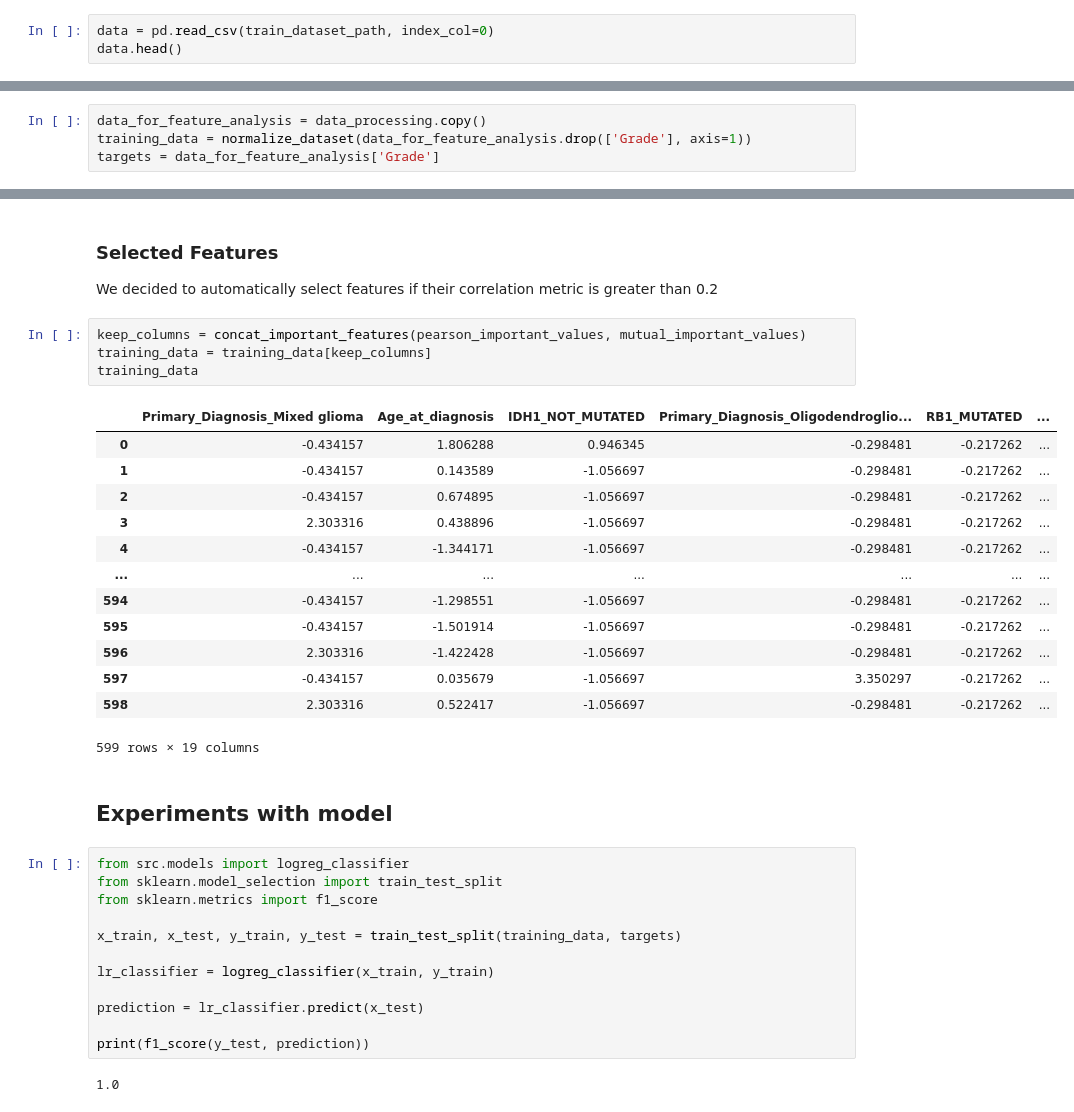
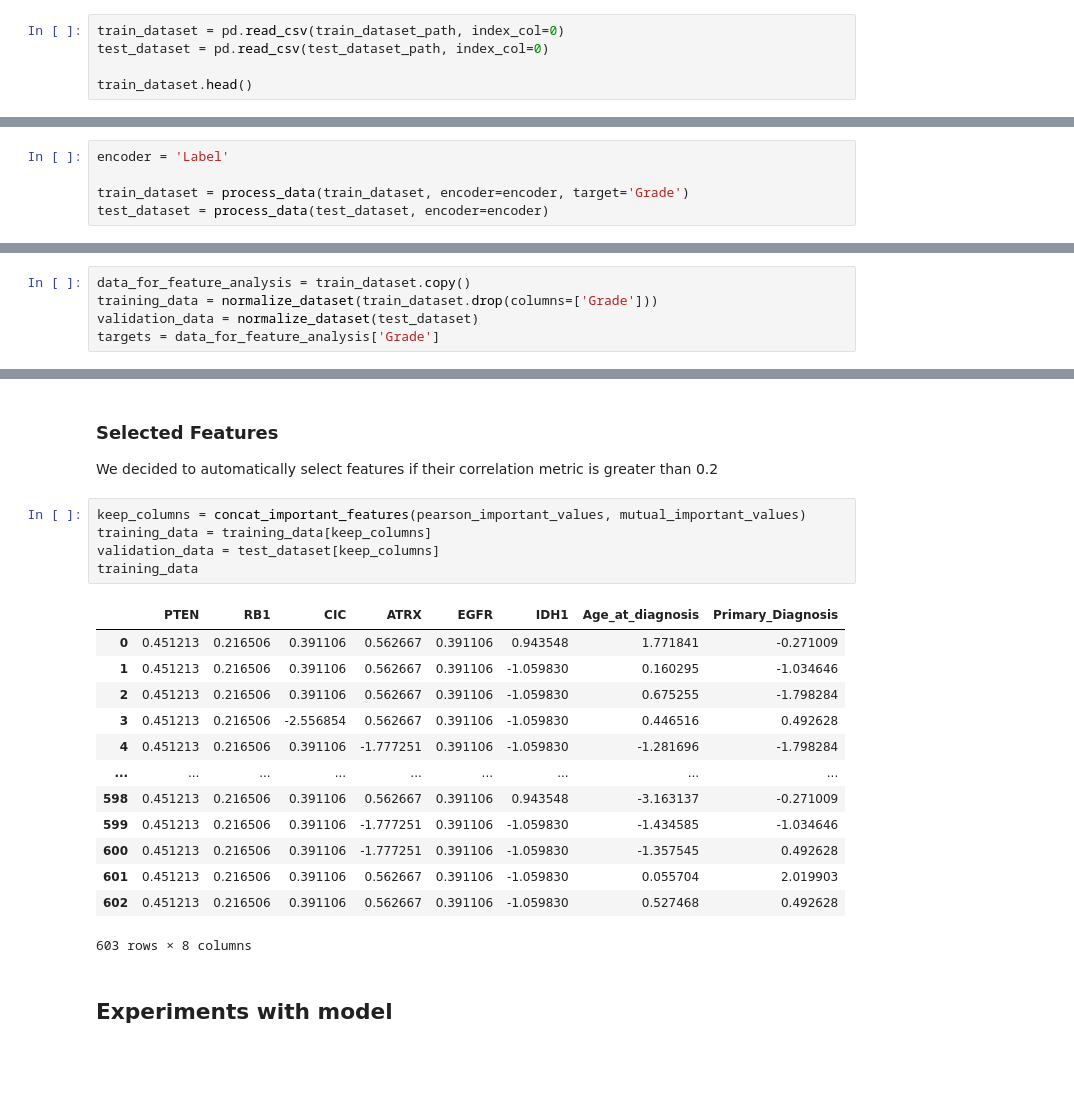
Before and after one commit to Vladislav-Kanev/glioma_data_analysis_competition, a Jupyter notebook: report.ipynb, the cells around one changed output, grey strips where cells are left out. Drawn from its saved outputs; the diff is of its cells as text; blank space fills up the shorter version.

```diff
--- a/report.ipynb
+++ b/report.ipynb
@@ -17,8 +19,10 @@ DATASETS_PATH = Path('datasets')
 train_dataset_path = DATASETS_PATH / 'train.csv'
 test_dataset_path = DATASETS_PATH / 'test.csv'
 # %%
-data = pd.read_csv(train_dataset_path, index_col=0)
-data.head()
+train_dataset = pd.read_csv(train_dataset_path, index_col=0)
+test_dataset = pd.read_csv(test_dataset_path, index_col=0)
+
+train_dataset.head()
 # %% [output]
 |  | Grade | Case_ID | Gender | Age_at_diagnosis | Primary_Diagnosis | Race | IDH1 | TP53 | ATRX | ... |
 | 0 | GBM | TCGA-06-A6S0 | Male | 79 years 183 days | Glioblastoma | black or african american | NOT_MUTATED | NOT_MUTATED | NOT_MUTATED | ... |
@@ -62,3 +58,8 @@ data_processing = encode_dataset(data_processing, encoder='OneHot', target='Grad
+# %%
+encoder = 'Label'
+
+train_dataset = process_data(train_dataset, encoder=encoder, target='Grade')
+test_dataset = process_data(test_dataset, encoder=encoder)
 # %% [markdown]
 2d Representation of our data is presented at the figure below
 # %%
@@ -88,8 +72,9 @@ findfont: Generic family 'sans-serif' not found because none of the following fa
 
 To investigate the most valuable features we decided to calculate some correlation metrics.
 # %%
-data_for_feature_analysis = data_processing.copy()
-training_data = normalize_dataset(data_for_feature_analysis.drop(['Grade'], axis=1))
+data_for_feature_analysis = train_dataset.copy()
+training_data = normalize_dataset(train_dataset.drop(columns=['Grade']))
+validation_data = normalize_dataset(test_dataset)
 targets = data_for_feature_analysis['Grade']
 # %% [markdown]
 ### Mutual information
@@ -193,34 +131,21 @@ We decided to automatically select features if their correlation metric is great
 # %%
 keep_columns = concat_important_features(pearson_important_values, mutual_important_values)
 training_data = training_data[keep_columns]
+validation_data = test_dataset[keep_columns]
 training_data
 # %% [output]
-|  | Primary_Diagnosis_Mixed glioma | Age_at_diagnosis | IDH1_NOT_MUTATED | Primary_Diagnosis_Oligodendroglio... | RB1_MUTATED | ... |
-| 0 | -0.434157 | 1.806288 | 0.946345 | -0.298481 | -0.217262 | ... |
-| 1 | -0.434157 | 0.143589 | -1.056697 | -0.298481 | -0.217262 | ... |
-| 2 | -0.434157 | 0.674895 | -1.056697 | -0.298481 | -0.217262 | ... |
-| 3 | 2.303316 | 0.438896 | -1.056697 | -0.298481 | -0.217262 | ... |
-| 4 | -0.434157 | -1.344171 | -1.056697 | -0.298481 | -0.217262 | ... |
-| ... | ... | ... | ... | ... | ... | ... |
-| 594 | -0.434157 | -1.298551 | -1.056697 | -0.298481 | -0.217262 | ... |
-| 595 | -0.434157 | -1.501914 | -1.056697 | -0.298481 | -0.217262 | ... |
-| 596 | 2.303316 | -1.422428 | -1.056697 | -0.298481 | -0.217262 | ... |
-| 597 | -0.434157 | 0.035679 | -1.056697 | 3.350297 | -0.217262 | ... |
-| 598 | 2.303316 | 0.522417 | -1.056697 | -0.298481 | -0.217262 | ... |
+|  | PTEN | RB1 | CIC | ATRX | EGFR | IDH1 | Age_at_diagnosis | Primary_Diagnosis |
+| 0 | 0.451213 | 0.216506 | 0.391106 | 0.562667 | 0.391106 | 0.943548 | 1.771841 | -0.271009 |
+| 1 | 0.451213 | 0.216506 | 0.391106 | 0.562667 | 0.391106 | -1.059830 | 0.160295 | -1.034646 |
+| 2 | 0.451213 | 0.216506 | 0.391106 | 0.562667 | 0.391106 | -1.059830 | 0.675255 | -1.798284 |
+| 3 | 0.451213 | 0.216506 | -2.556854 | 0.562667 | 0.391106 | -1.059830 | 0.446516 | 0.492628 |
+| 4 | 0.451213 | 0.216506 | 0.391106 | -1.777251 | 0.391106 | -1.059830 | -1.281696 | -1.798284 |
+| ... | ... | ... | ... | ... | ... | ... | ... | ... |
+| 598 | 0.451213 | 0.216506 | 0.391106 | 0.562667 | 0.391106 | 0.943548 | -3.163137 | -0.271009 |
+| 599 | 0.451213 | 0.216506 | 0.391106 | -1.777251 | 0.391106 | -1.059830 | -1.434585 | -1.034646 |
+| 600 | 0.451213 | 0.216506 | 0.391106 | -1.777251 | 0.391106 | -1.059830 | -1.357545 | 0.492628 |
+| 601 | 0.451213 | 0.216506 | 0.391106 | 0.562667 | 0.391106 | -1.059830 | 0.055704 | 2.019903 |
+| 602 | 0.451213 | 0.216506 | 0.391106 | 0.562667 | 0.391106 | -1.059830 | 0.527468 | 0.492628 |
-599 rows × 19 columns
+603 rows × 8 columns
 # %% [markdown]
 ## Experiments with model
-# %%
-from src.models import logreg_classifier
-from sklearn.model_selection import train_test_split
-from sklearn.metrics import f1_score
-
-x_train, x_test, y_train, y_test = train_test_split(training_data, targets)
-
-lr_classifier = logreg_classifier(x_train, y_train)
-
-prediction = lr_classifier.predict(x_test)
-
-print(f1_score(y_test, prediction))
-# %% [output]
-1.0
```
Also changed, not shown: parts of 6 cells of this notebook, 5 other files.
